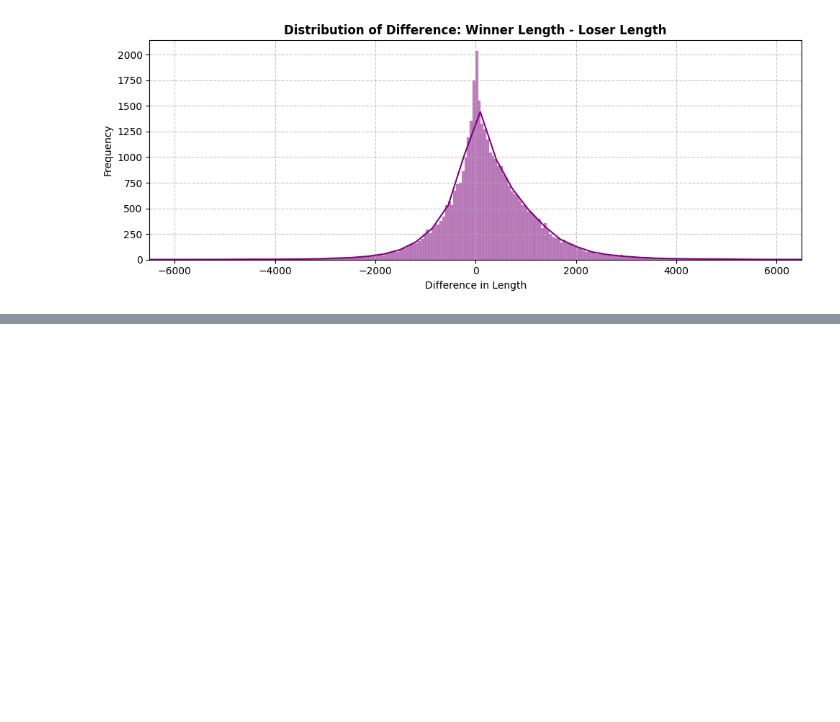
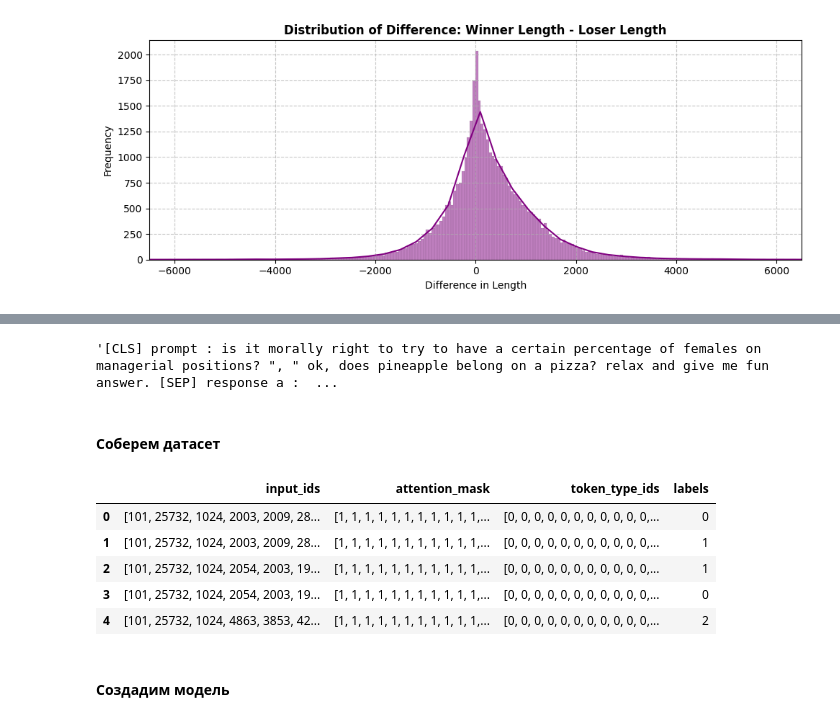
Before and after one commit to mishcum/Kaggle-Competitions, a Jupyter notebook: LLM Classification Finetuning/LLM Classification Finetuning.ipynb, the cells around one changed output, grey strips where cells are left out. Saved outputs shown, nothing was run; the diff lists cells and outputs as text; code cells hidden in the pictures; blank space fills up the shorter version.

```diff
--- a/LLM Classification Finetuning/LLM Classification Finetuning.ipynb
+++ b/LLM Classification Finetuning/LLM Classification Finetuning.ipynb
@@ -102,0 +117,4 @@ plt.show()
+# %%
+MODEL_NAME = 'bert-base-uncased'
+# %%
+tokenizer = BertTokenizer.from_pretrained(MODEL_NAME)
@@ -102,0 +171,40 @@ plt.show()
+# %%
+sample = df.iloc[0]
+tokenizer.decode(tokenize(tokenizer, sample['prompt'], sample['response_a'], sample['response_b'], max_len=512))
+# %% [output]
+'[CLS] prompt : is it morally right to try to have a certain percentage of females on managerial positions? ", " ok, does pineapple belong on a pizza? relax and give me fun answer. [SEP] response a :  ...
+# %% [markdown]
+#### Соберем датасет
+# %%
+df['label'] = df[['winner_model_a', 'winner_model_b', 'winner_tie']].values.argmax(axis=1)
+
+dataset = {
+    'input_ids' : [],
+    'attention_mask' : [],
+    'token_type_ids' : [],
+    'labels' : []
+}
+
+for index, row in df[['prompt', 'response_a', 'response_b', 'label']].iterrows():
+    tokenized = tokenize(tokenizer, row['prompt'], row['response_a'], row['response_b'])
+    dataset['input_ids'].append(tokenized['input_ids'])
+    dataset['attention_mask'].append(tokenized['attention_mask'])
+    dataset['token_type_ids'].append(tokenized['token_type_ids'])
+    dataset['labels'].append(row['label'])
+    # добавим swap аугментацию
+    tokenized = tokenize(tokenizer, row['prompt'], row['response_b'], row['response_a'])
+    dataset['input_ids'].append(tokenized['input_ids'])
+    dataset['attention_mask'].append(tokenized['attention_mask'])
+    dataset['token_type_ids'].append(tokenized['token_type_ids'])
+    dataset['labels'].append(int(abs(row['label'] - 1)) if row['label'] != 2 else 2)
+# %%
+pd_dataset = pd.DataFrame(dataset)
+# %%
+pd_dataset.head()
+# %% [output]
+|  | input_ids | attention_mask | token_type_ids | labels |
+| 0 | [101, 25732, 1024, 2003, 2009, 28... | [1, 1, 1, 1, 1, 1, 1, 1, 1, 1, 1,... | [0, 0, 0, 0, 0, 0, 0, 0, 0, 0, 0,... | 0 |
+| 1 | [101, 25732, 1024, 2003, 2009, 28... | [1, 1, 1, 1, 1, 1, 1, 1, 1, 1, 1,... | [0, 0, 0, 0, 0, 0, 0, 0, 0, 0, 0,... | 1 |
+| 2 | [101, 25732, 1024, 2054, 2003, 19... | [1, 1, 1, 1, 1, 1, 1, 1, 1, 1, 1,... | [0, 0, 0, 0, 0, 0, 0, 0, 0, 0, 0,... | 1 |
+| 3 | [101, 25732, 1024, 2054, 2003, 19... | [1, 1, 1, 1, 1, 1, 1, 1, 1, 1, 1,... | [0, 0, 0, 0, 0, 0, 0, 0, 0, 0, 0,... | 0 |
+| 4 | [101, 25732, 1024, 4863, 3853, 42... | [1, 1, 1, 1, 1, 1, 1, 1, 1, 1, 1,... | [0, 0, 0, 0, 0, 0, 0, 0, 0, 0, 0,... | 2 |
@@ -102,0 +219,2 @@ plt.show()
+# %% [markdown]
+#### Создадим модель
```
Also changed, not shown: parts of 17 cells of this notebook.
